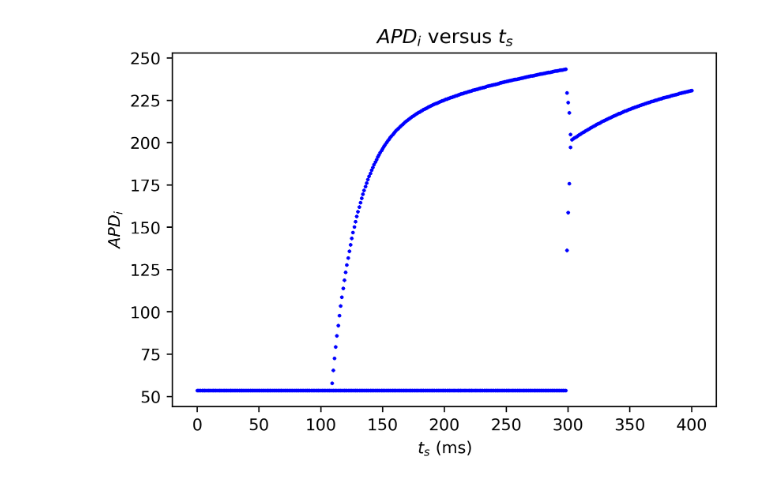
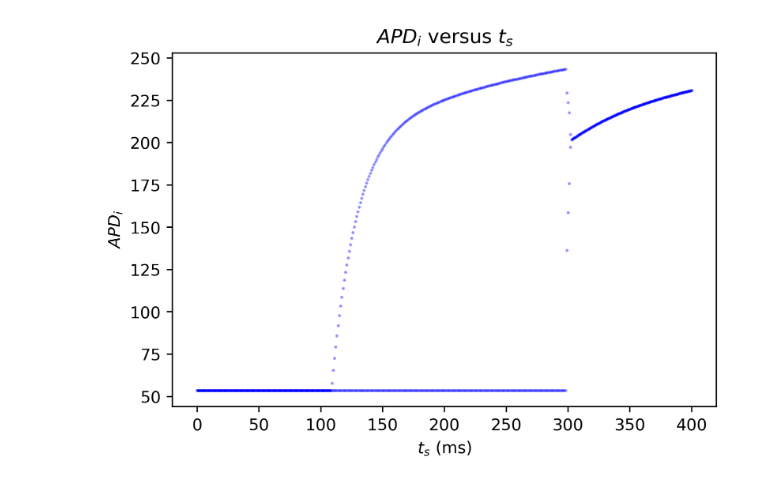
Before and after one commit to aszatrowski/BIOS26210_FinalProject, a Jupyter notebook: APD MODELS (2).ipynb, the cells around one changed output. Saved outputs shown, nothing was run; the diff lists cells and outputs as text; code cells hidden in the pictures.

```diff
--- a/APD MODELS (2).ipynb
+++ b/APD MODELS (2).ipynb
@@ -33,12 +33,14 @@ for ts in np.arange(len(x[0,:])):
         x[i+1,ts] = eqn1(x[i,ts], ts, A, B1, B2, T1, T2)
 # %%
 plt.figure(dpi=400)
-lastn = 500 #include only last n from each run to filter out initial condition-dependent behavior
+lastn = 50 #include only last n from each run to filter out initial condition-dependent behavior
+
 for row in np.arange(x.shape[0]-lastn, x.shape[0]):
-    plt.scatter(x[0,:], x[row,:], c='b', s=1)
+    plt.scatter(x[0,:], x[row,:], c = 'b', alpha = 0.01, s=1)
+    #plt.scatter(x[0,:], x[row,:], s=1)
 plt.title("$APD_i$ versus $t_s$")
 plt.xlabel("$t_s$ (ms)")
 plt.ylabel("$APD_i$")
 plt.show()
 # %% [output]
-[figure, old version]
+[figure, new version]
```
